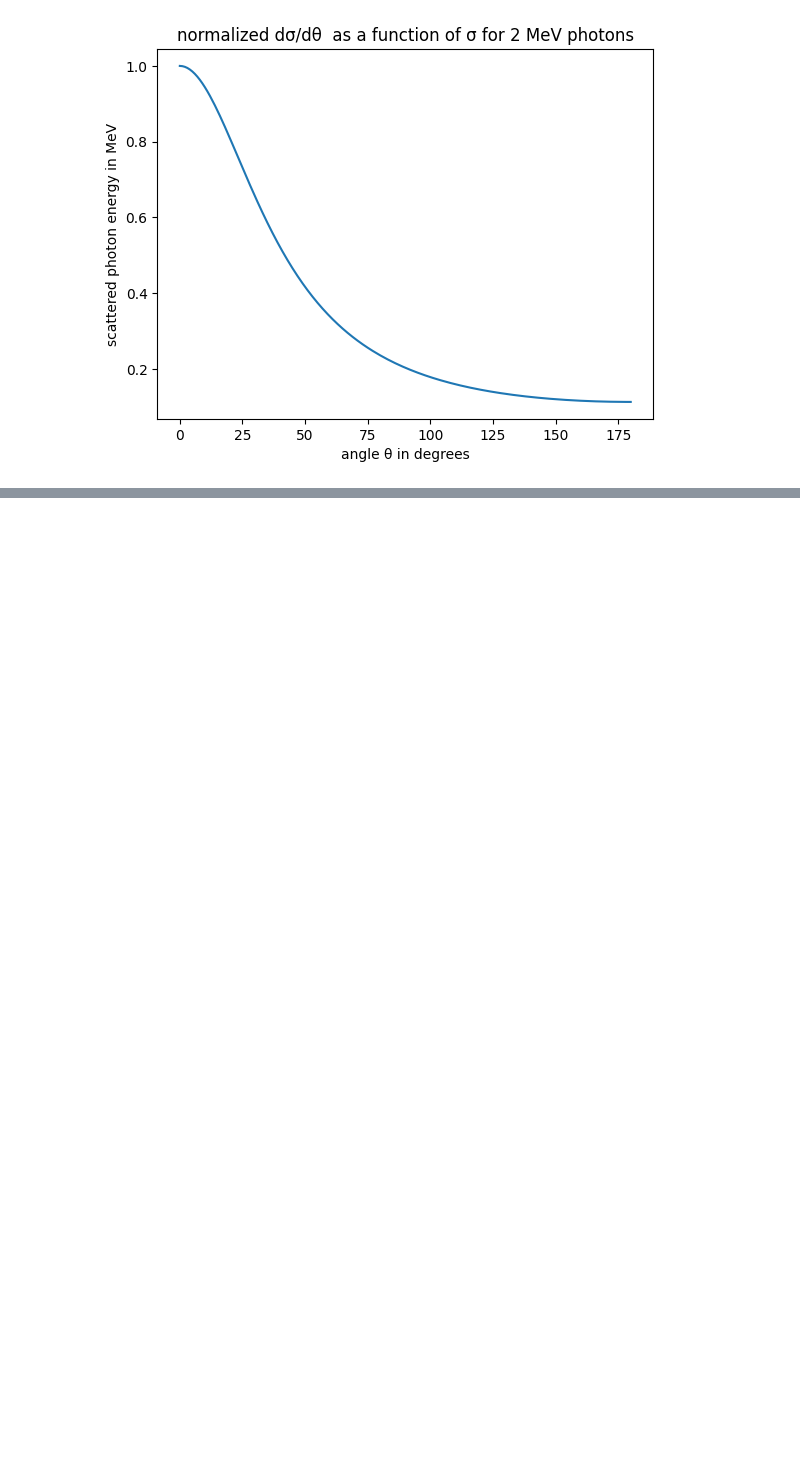
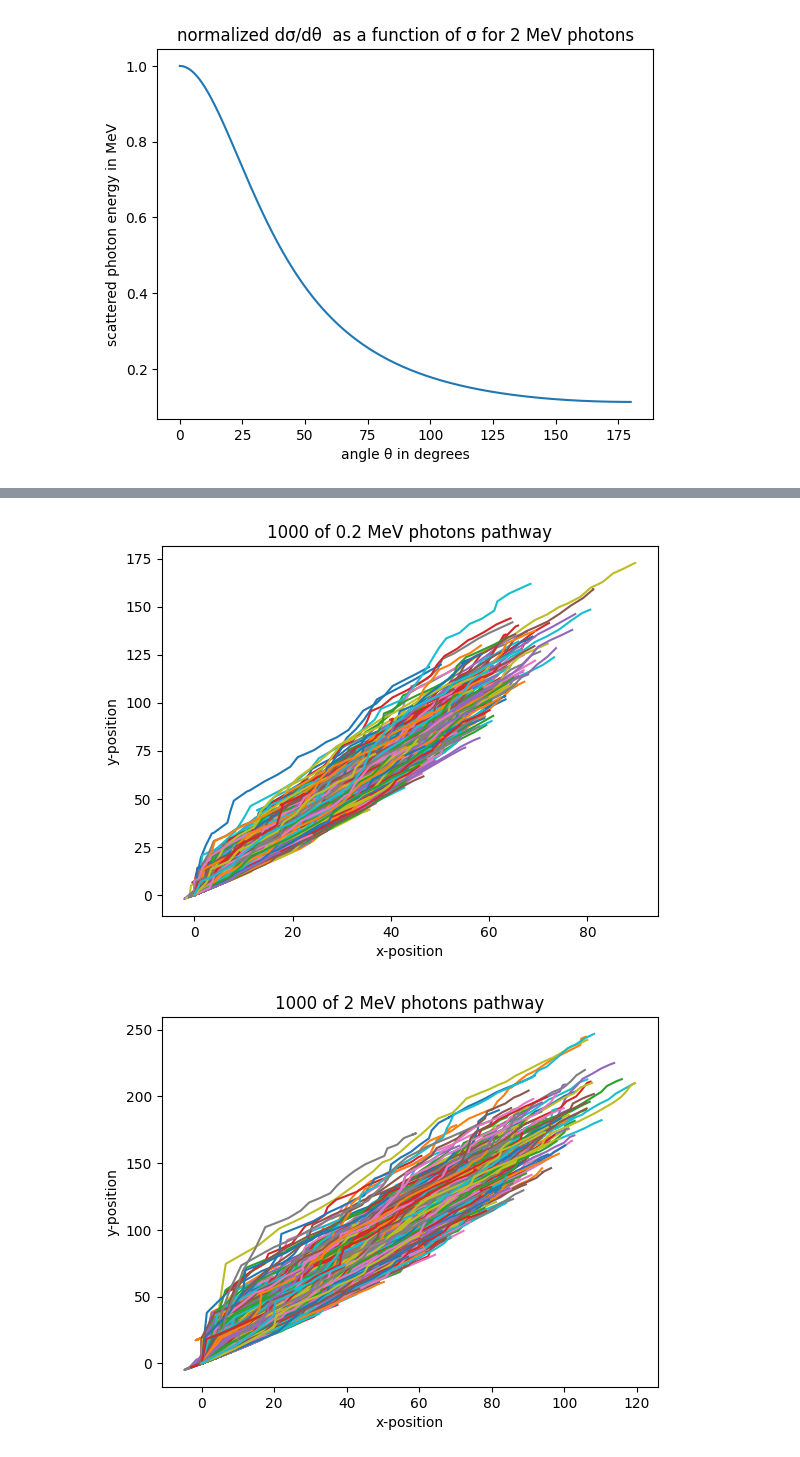
Before and after one commit to Vibi31/FYS4711-Dosimetri, a Jupyter notebook: MonteCarlo_FYS4711.ipynb, the cells around one changed output, grey strips where cells are left out. Saved outputs shown, nothing was run; the diff lists cells and outputs as text; code cells hidden in the pictures; blank space fills up the shorter version.

```diff
--- a/MonteCarlo_FYS4711.ipynb
+++ b/MonteCarlo_FYS4711.ipynb
@@ -235,0 +310,19 @@ plot_task5(theta, 0.2)
+# %%
+def plot_task6(hv, simulations):
+
+    plt.title(f'{simulations} of {hv} MeV photons pathway')
+
+    for i in range(simulations):                            #we loop through the specified amount f simulations
+        x, y, z = trajectory(hv)                            #plot trajectory of each simulation
+        plt.plot(x,z)
+
+    plt.xlabel('x-position')
+    plt.ylabel('y-position')
+
+    plt.show()
+
+plot_task6(0.2, 1000)
+plot_task6(2, 1000)
+# %% [output]
+[figure, added]
+[figure, added]
```
Also changed, not shown: parts of 19 cells of this notebook, 1 other file.
